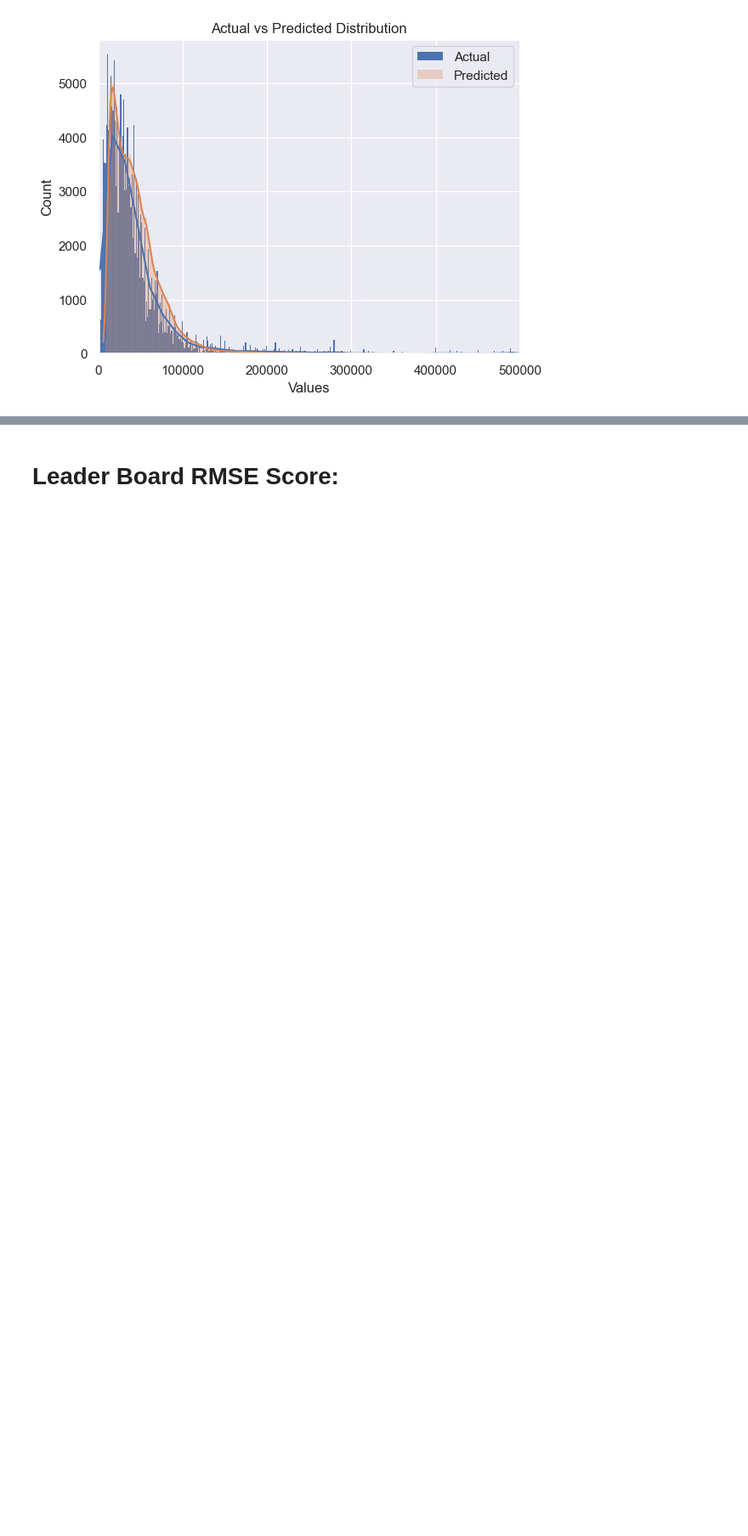
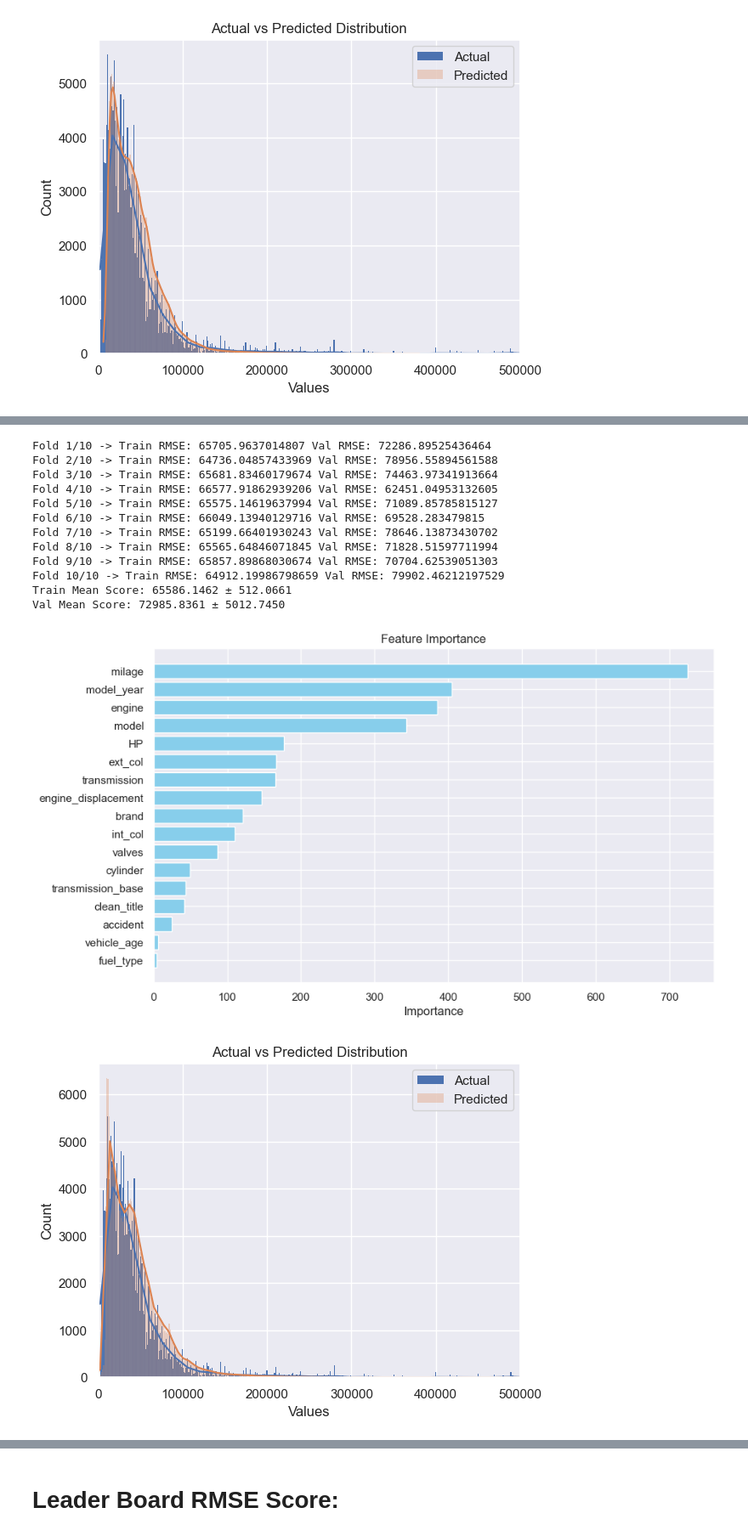
Before and after one commit to mayurgd/DataScientistJourney, a Jupyter notebook: Regression/Regression of Used Car Prices/LGBM.ipynb, the cells around one changed output, grey strips where cells are left out. Shown at 85% size. Saved outputs shown, nothing was run; the diff lists cells and outputs as text; code cells hidden in the pictures; blank space fills up the shorter version.

Commit message:
regression of used car prices - feature engg with hyper param tuning

```diff
--- a/Regression/Regression of Used Car Prices/LGBM.ipynb
+++ b/Regression/Regression of Used Car Prices/LGBM.ipynb
@@ -727,0 +827,43 @@ actual_vs_pred(y, model.predict(X))
+# %%
+train_feature_engg = feature_engineering(df=train.copy())
+test_feature_engg = feature_engineering(df=test.copy())
+
+train_feature_engg = clean_data(train_feature_engg)
+test_feature_engg = clean_data(test_feature_engg)
+# %%
+X = train_feature_engg.drop(columns=["price"])
+features = X.columns
+y = train_feature_engg["price"]
+# %%
+random_state = 42
+kfold = 10
+
+model = lgbm(random_state=random_state, verbose=-1)
+model, test_prediction = k_fold_cv(
+    model,
+    X,
+    y,
+    test_feature_engg,
+    k=kfold,
+    scoring="root_mean_squared_error",
+    random_state=random_state,
+)
+
+plot_feature_importance(model, features)
+
+actual_vs_pred(y, model.predict(X))
+# %% [output]
+Fold 1/10 -> Train RMSE: 65705.9637014807 Val RMSE: 72286.89525436464
+Fold 2/10 -> Train RMSE: 64736.04857433969 Val RMSE: 78956.55894561588
+Fold 3/10 -> Train RMSE: 65681.83460179674 Val RMSE: 74463.97341913664
+Fold 4/10 -> Train RMSE: 66577.91862939206 Val RMSE: 62451.04953132605
+Fold 5/10 -> Train RMSE: 65575.14619637994 Val RMSE: 71089.85785815127
+Fold 6/10 -> Train RMSE: 66049.13940129716 Val RMSE: 69528.283479815
+Fold 7/10 -> Train RMSE: 65199.66401930243 Val RMSE: 78646.13873430702
+Fold 8/10 -> Train RMSE: 65565.64846071845 Val RMSE: 71828.51597711994
+Fold 9/10 -> Train RMSE: 65857.89868030674 Val RMSE: 70704.62539051303
+Fold 10/10 -> Train RMSE: 64912.19986798659 Val RMSE: 79902.46212197529
+Train Mean Score: 65586.1462 ± 512.0661
+Val Mean Score: 72985.8361 ± 5012.7450
+[figure, added]
+[figure, added]
```
Also changed, not shown: parts of 15 cells of this notebook, 5 other files.
